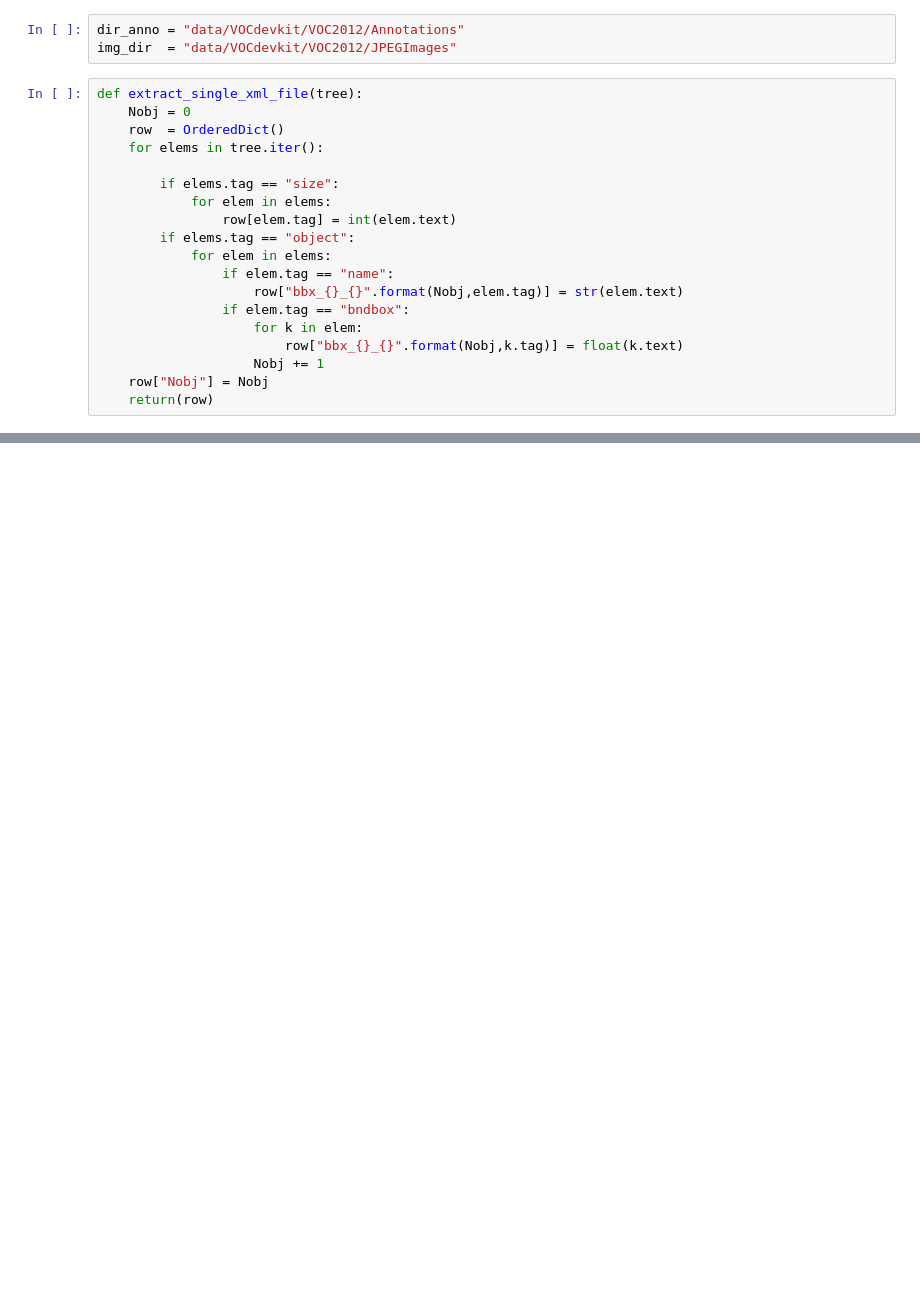
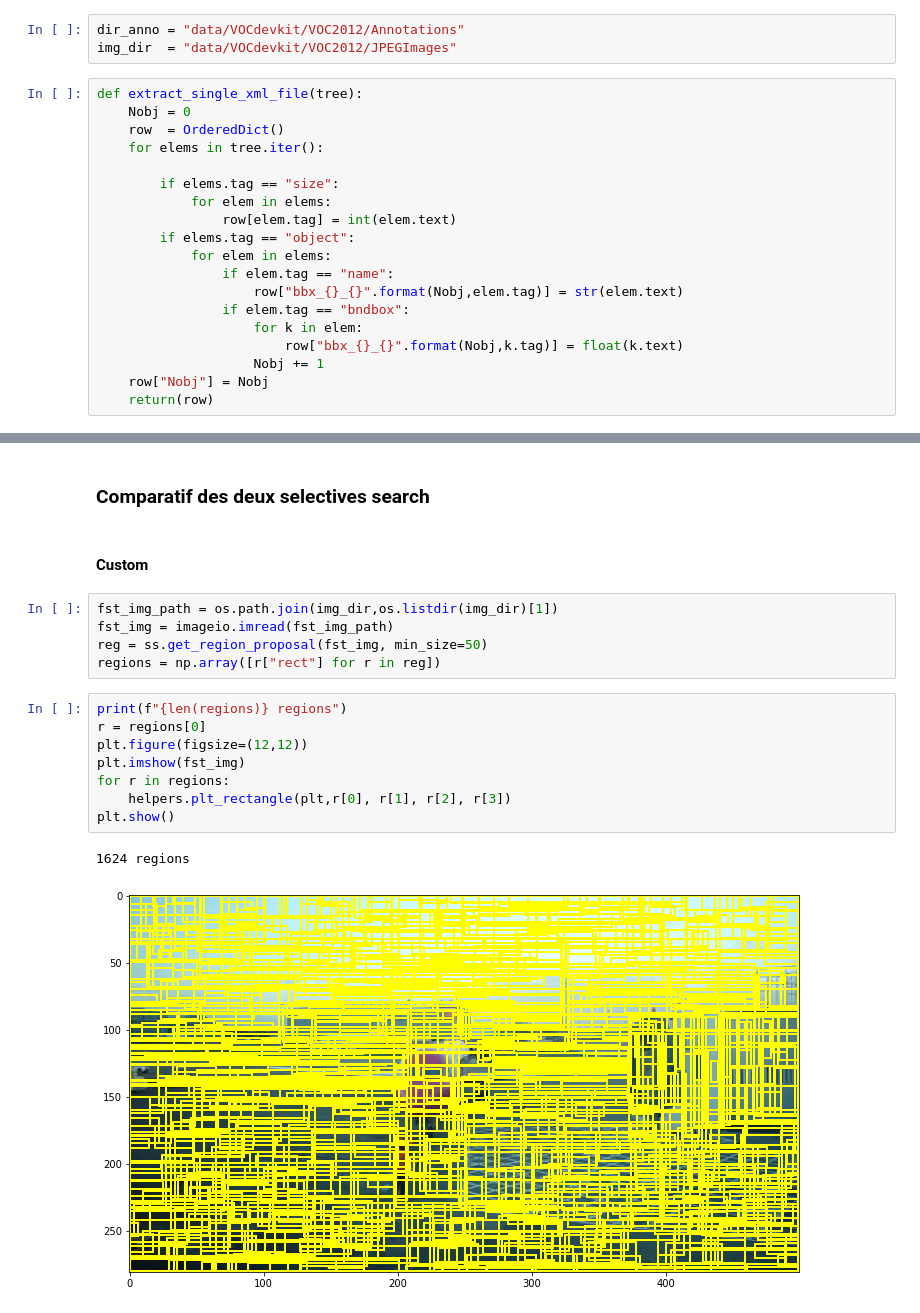
Before and after one commit to plorgue/jerry, a Jupyter notebook: r-cnn.ipynb, the cells around one changed output, grey strips where cells are left out. Cells and saved outputs as stored; diff of their text form; blank space fills up the shorter version.

Commit message:
feat(rcnn): try custom version for pascal

```diff
--- a/r-cnn.ipynb
+++ b/r-cnn.ipynb
@@ -47,0 +77,20 @@ df_anno.head()
+# %% [markdown]
+### Comparatif des deux selectives search
+# %% [markdown]
+#### Custom
+# %%
+fst_img_path = os.path.join(img_dir,os.listdir(img_dir)[1])
+fst_img = imageio.imread(fst_img_path)
+reg = ss.get_region_proposal(fst_img, min_size=50)
+regions = np.array([r["rect"] for r in reg])
+# %%
+print(f"{len(regions)} regions")
+r = regions[0]
+plt.figure(figsize=(12,12))
+plt.imshow(fst_img)
+for r in regions:
+    helpers.plt_rectangle(plt,r[0], r[1], r[2], r[3])
+plt.show()
+# %% [output]
+1624 regions
+[figure, added]
```
Also changed, not shown: parts of 59 cells of this notebook, 6 other files.
